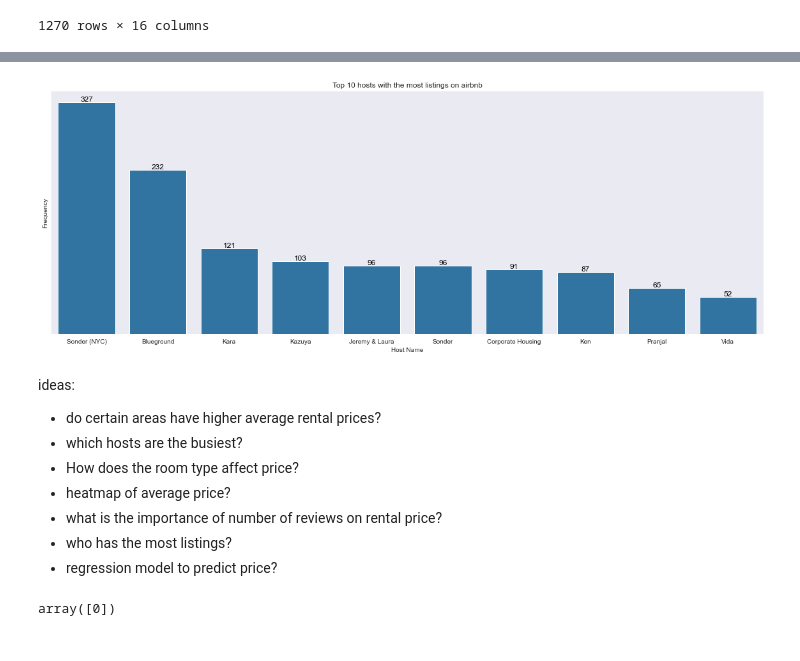
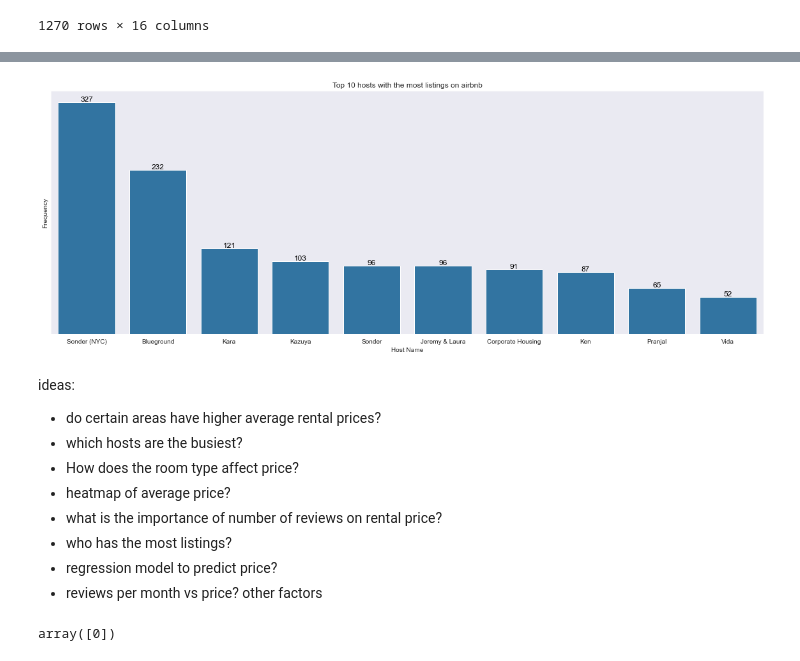
Before and after one commit to Vincentk-94/New-York-City-Airbnb, a Jupyter notebook: New York City Airbnb.ipynb, the cells around one changed output, grey strips where cells are left out. Cells and saved outputs as stored; diff of their text form; code cells hidden in the pictures.

```diff
--- a/New York City Airbnb.ipynb
+++ b/New York City Airbnb.ipynb
@@ -292,20 +321,20 @@ Name: host_name, dtype: int64
 # %%
 plt.figure(figsize=(20,7))
 
 # bar order
 host_order = top_hosts_sub['host_name'].value_counts().index
-
+base_colour = sns.color_palette()[0]
 # plot graph
 sns.countplot(data=top_hosts_sub,x='host_name',order=host_order,color=base_colour)
 
 # labels
 plt.title('Top 10 hosts with the most listings on airbnb')
 plt.xlabel('Host Name')
 plt.ylabel('Frequency')
 
 count(top_hosts_sub,'host_name');
 # %% [output]
-[figure, old version]
+[figure, new version]
 # %% [markdown]
 ideas:
 - do certain areas have higher average rental prices?
@@ -315,6 +344,7 @@ ideas:
 - what is the importance of number of reviews on rental price?
 - who has the most listings?
 - regression model to predict price?
+- reviews per month vs price? other factors
 # %%
 test = np.arange(0,5,100)
 # %%
```
Also changed, not shown: parts of 9 cells of this notebook.
